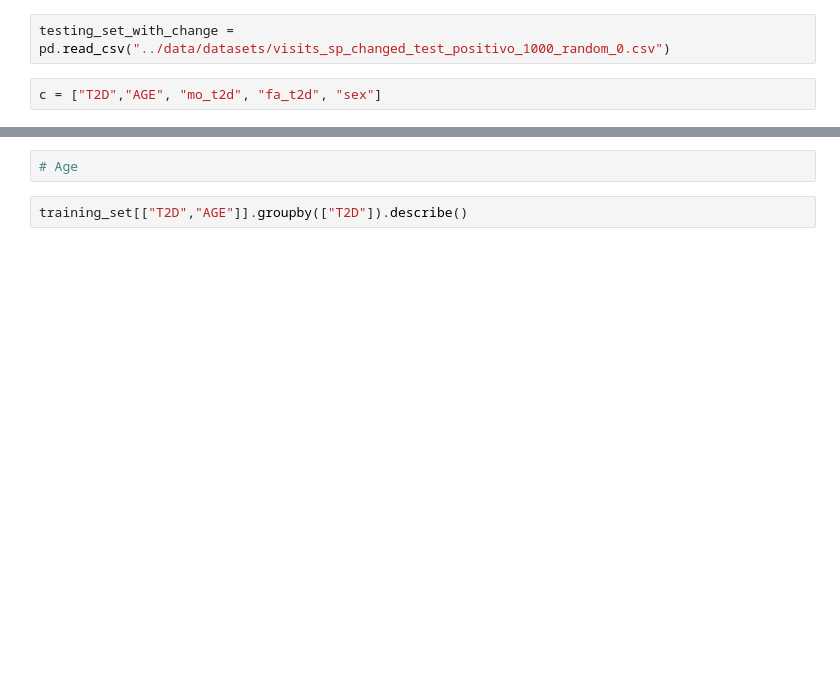
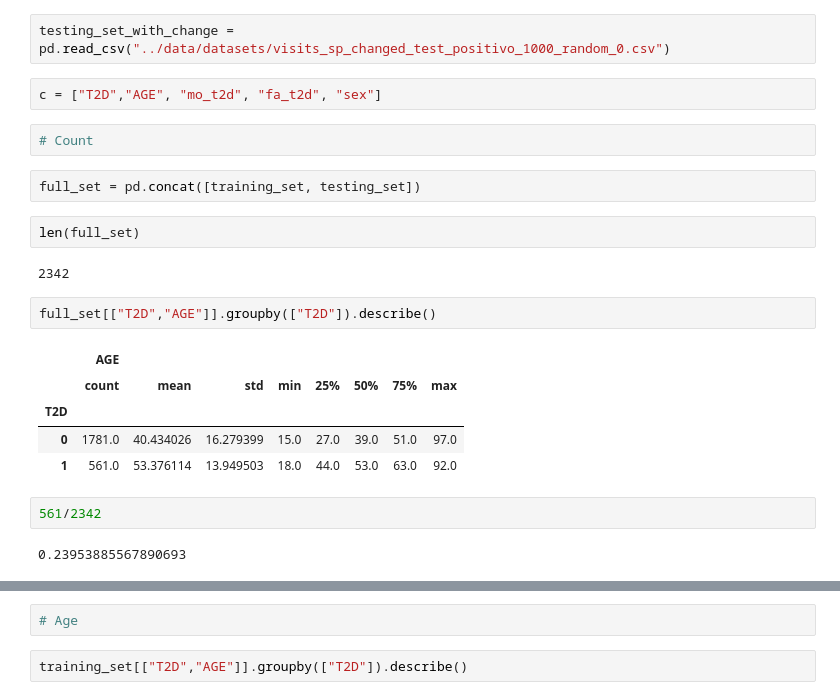
Before and after one commit to zgcarvalho/diabnet, a Jupyter notebook: notebooks/S01-data-stats.ipynb, the cells around one changed output, grey strips where cells are left out. Drawn from its saved outputs; the diff is of its cells as text; blank space fills up the shorter version.

```diff
--- a/notebooks/S01-data-stats.ipynb
+++ b/notebooks/S01-data-stats.ipynb
@@ -11,3 +11,23 @@ testing_set = pd.read_csv("../data/datasets/visits_sp_unique_test_positivo_1000_
 testing_set_with_change = pd.read_csv("../data/datasets/visits_sp_changed_test_positivo_1000_random_0.csv")
 # %%
 c = ["T2D","AGE", "mo_t2d", "fa_t2d", "sex"]
+# %%
+# Count
+# %%
+full_set = pd.concat([training_set, testing_set])
+# %%
+len(full_set)
+# %% [output]
+2342
+# %%
+full_set[["T2D","AGE"]].groupby(["T2D"]).describe()
+# %% [output]
+|  | AGE |  |  |  |  |  |  |  |
+|  | count | mean | std | min | 25% | 50% | 75% | max |
+| T2D |  |  |  |  |  |  |  |  |
+| 0 | 1781.0 | 40.434026 | 16.279399 | 15.0 | 27.0 | 39.0 | 51.0 | 97.0 |
+| 1 | 561.0 | 53.376114 | 13.949503 | 18.0 | 44.0 | 53.0 | 63.0 | 92.0 |
+# %%
+561/2342
+# %% [output]
+0.23953885567890693
```
Also changed, not shown: parts of 6 cells of this notebook, 2 other files.
